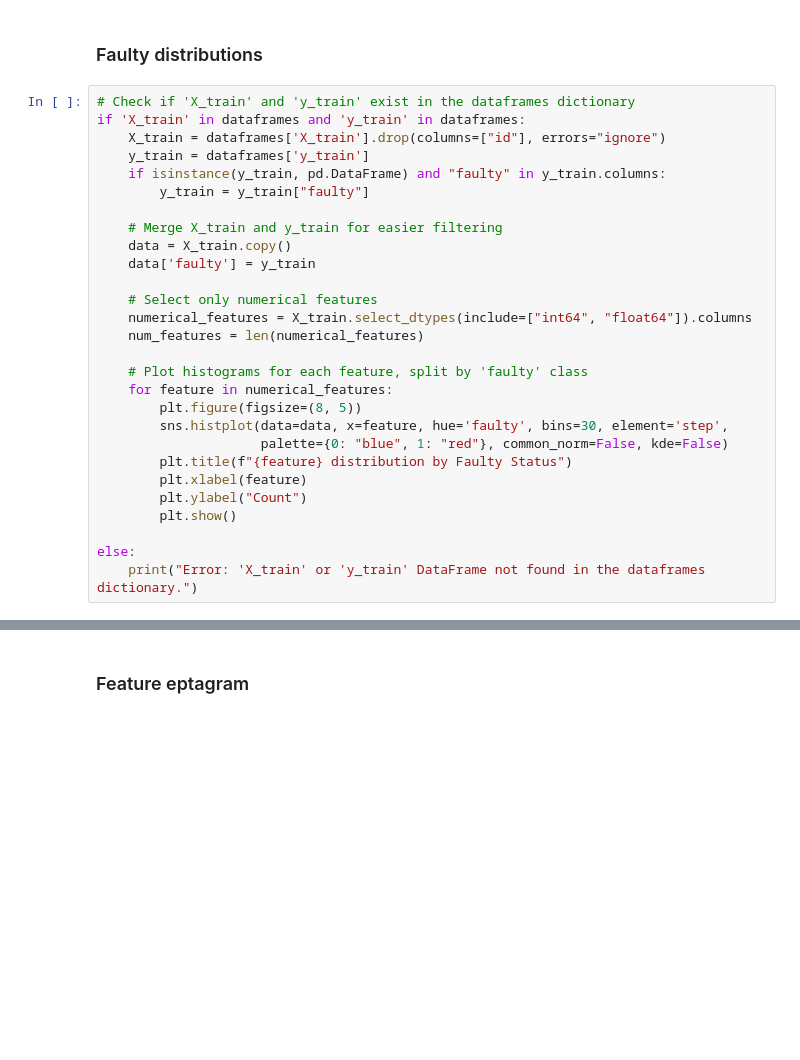
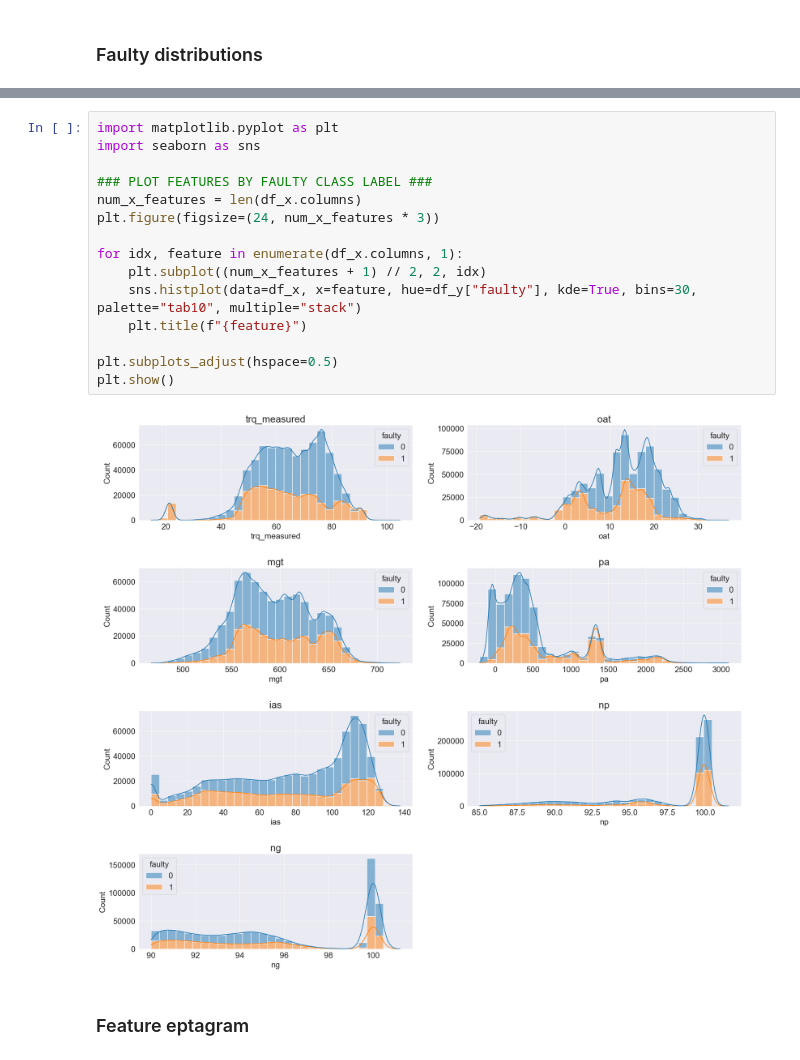
Before and after one commit to MrPio/PHM_North_America_2024_Challenge, a Jupyter notebook: 1-data_preprocessing/1-Data_Preprocessing.ipynb, the cells around one changed output, grey strips where cells are left out. Drawn from its saved outputs; the diff is of its cells as text; blank space fills up the shorter version.

```diff
--- a/1-data_preprocessing/1-Data_Preprocessing.ipynb
+++ b/1-data_preprocessing/1-Data_Preprocessing.ipynb
@@ -56,31 +56,3 @@ plt.show()
 The features in this dataset that have skewness – exactly 0 depicts the symmetrical distribution and the plots with skewness 1 or above 1 is positively or right skewd distribution. In right skewd or positively skewed distribution if the tail is more on the right side, that indicates extremely high values.
 # %% [markdown]
 ### Faulty distributions
-# %%
-# Check if 'X_train' and 'y_train' exist in the dataframes dictionary
-if 'X_train' in dataframes and 'y_train' in dataframes:
-    X_train = dataframes['X_train'].drop(columns=["id"], errors="ignore")
-    y_train = dataframes['y_train']
-    if isinstance(y_train, pd.DataFrame) and "faulty" in y_train.columns:
-        y_train = y_train["faulty"]
-
-    # Merge X_train and y_train for easier filtering
-    data = X_train.copy()
-    data['faulty'] = y_train
-
-    # Select only numerical features
-    numerical_features = X_train.select_dtypes(include=["int64", "float64"]).columns
-    num_features = len(numerical_features)
-
-    # Plot histograms for each feature, split by 'faulty' class
-    for feature in numerical_features:
-        plt.figure(figsize=(8, 5))
-        sns.histplot(data=data, x=feature, hue='faulty', bins=30, element='step',
-                     palette={0: "blue", 1: "red"}, common_norm=False, kde=False)
-        plt.title(f"{feature} distribution by Faulty Status")
-        plt.xlabel(feature)
-        plt.ylabel("Count")
-        plt.show()
-
-else:
-    print("Error: 'X_train' or 'y_train' DataFrame not found in the dataframes dictionary.")
@@ -95,3 +59,20 @@ else:
+# %%
+import matplotlib.pyplot as plt
+import seaborn as sns
+
+### PLOT FEATURES BY FAULTY CLASS LABEL ###
+num_x_features = len(df_x.columns)
+plt.figure(figsize=(24, num_x_features * 3))
+
+for idx, feature in enumerate(df_x.columns, 1):
+    plt.subplot((num_x_features + 1) // 2, 2, idx)
+    sns.histplot(data=df_x, x=feature, hue=df_y["faulty"], kde=True, bins=30, palette="tab10", multiple="stack")
+    plt.title(f"{feature}")
+
+plt.subplots_adjust(hspace=0.5)
+plt.show()
+# %% [output]
+[figure, added]
 # %% [markdown]
 ### Feature eptagram
 # %%
```
Also changed, not shown: parts of 9 cells of this notebook.
